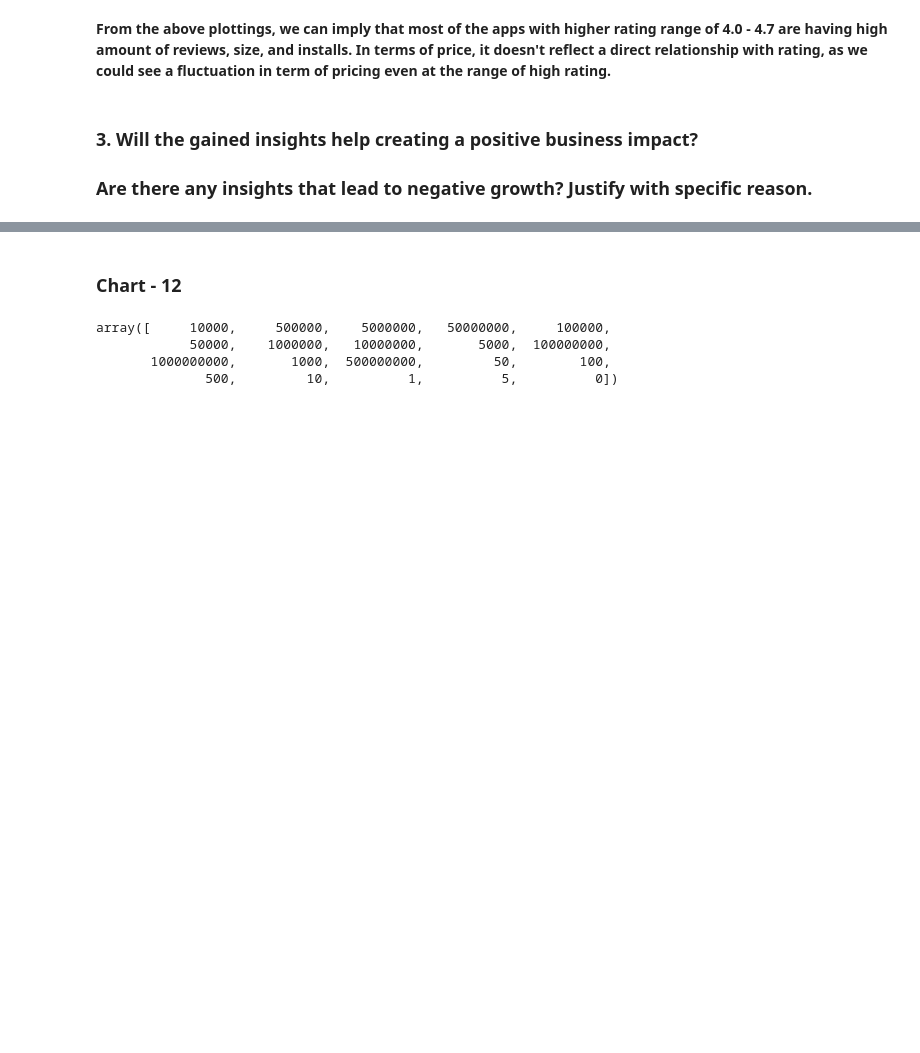
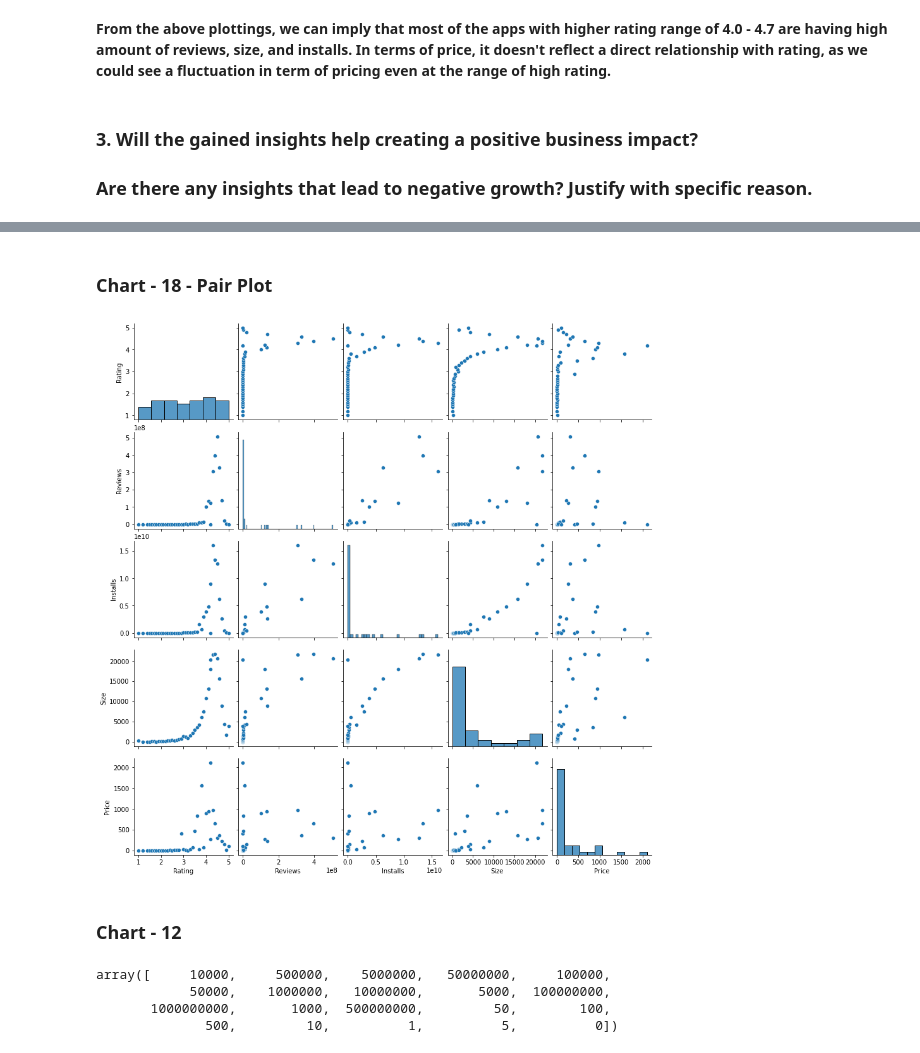
Before and after one commit to Navjotkhatri/EDA-Play-Store-App-Review-Analysis, a Jupyter notebook: EDA_Play_Store_App_Review_Analysis_Capstone_Project.ipynb, the cells around one changed output, grey strips where cells are left out. Saved outputs shown, nothing was run; the diff lists cells and outputs as text; code cells hidden in the pictures; blank space fills up the shorter version.

```diff
--- a/EDA_Play_Store_App_Review_Analysis_Capstone_Project.ipynb
+++ b/EDA_Play_Store_App_Review_Analysis_Capstone_Project.ipynb
@@ -1113,3 +1124,10 @@ plt.show()
+# %% [markdown]
+### Chart - 18 - Pair Plot
+# %%
+sns.pairplot(rating_df)
+plt.show()
+# %% [output]
+[figure, added]
 # %% [markdown]
 ### Chart - 12
 # %%
```
Also changed, not shown: parts of 4 cells of this notebook.
